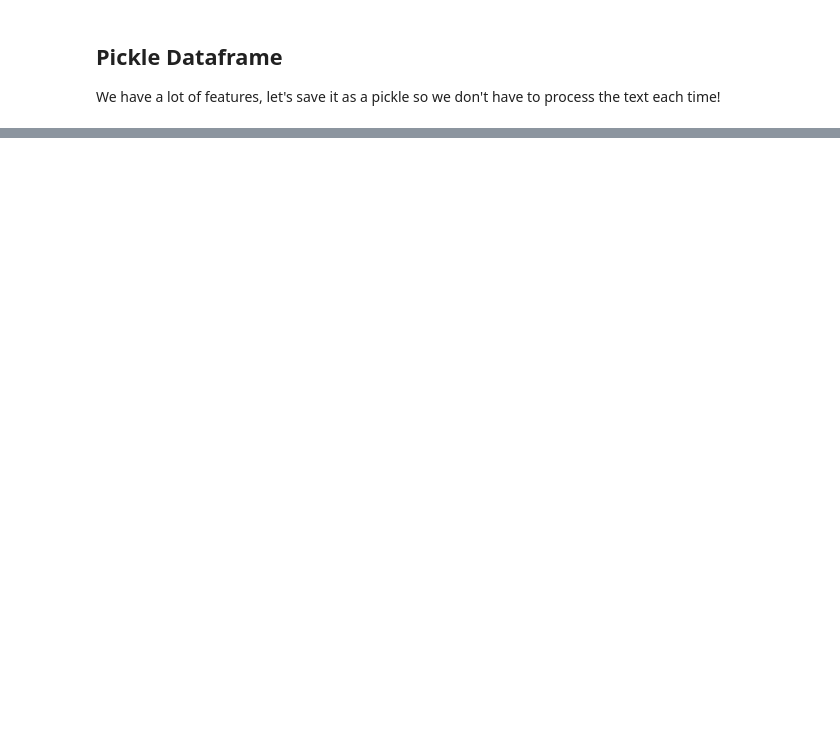
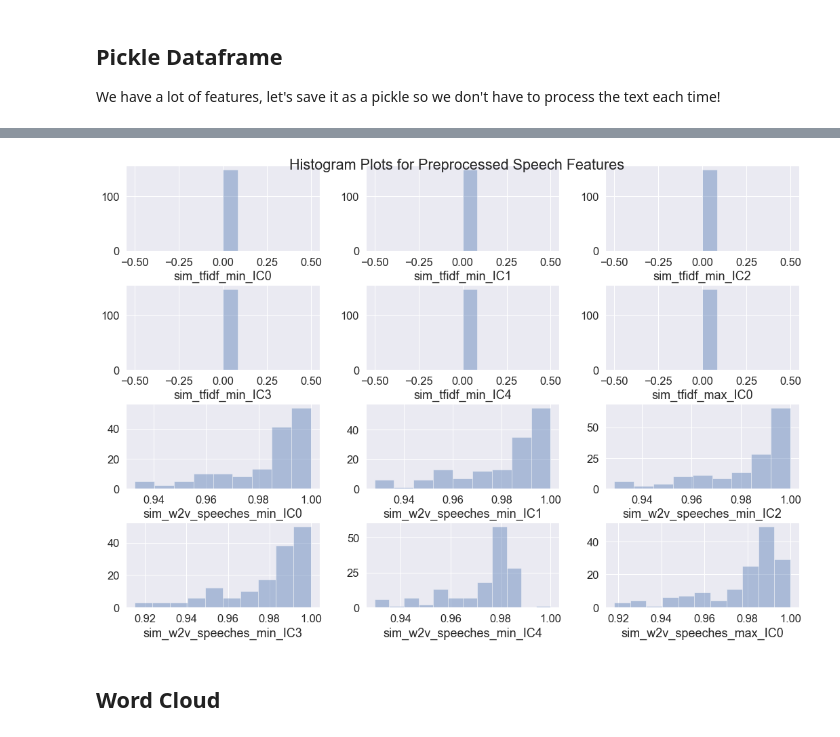
Before and after one commit to Midroni/cmpe-final-project, a Jupyter notebook: notebooks/2. Data Cleaning and Featurization.ipynb, the cells around one changed output, grey strips where cells are left out. Saved outputs shown, nothing was run; the diff lists cells and outputs as text; code cells hidden in the pictures; blank space fills up the shorter version.

```diff
--- a/notebooks/2. Data Cleaning and Featurization.ipynb
+++ b/notebooks/2. Data Cleaning and Featurization.ipynb
@@ -301,0 +643,6 @@ df.to_pickle('../data/features_df.pkl')
+# %%
+histogramania(df, cols2, [4,3])
+# %% [output]
+[figure, added]
+# %% [markdown]
+## Word Cloud
```
Also changed, not shown: parts of 37 cells of this notebook, 9 other files.
